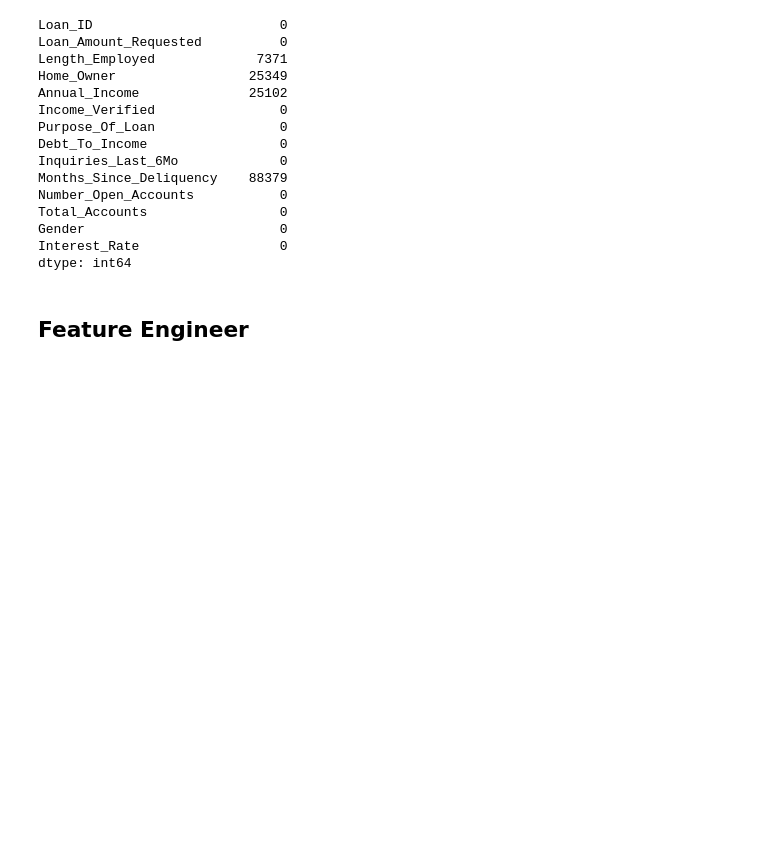
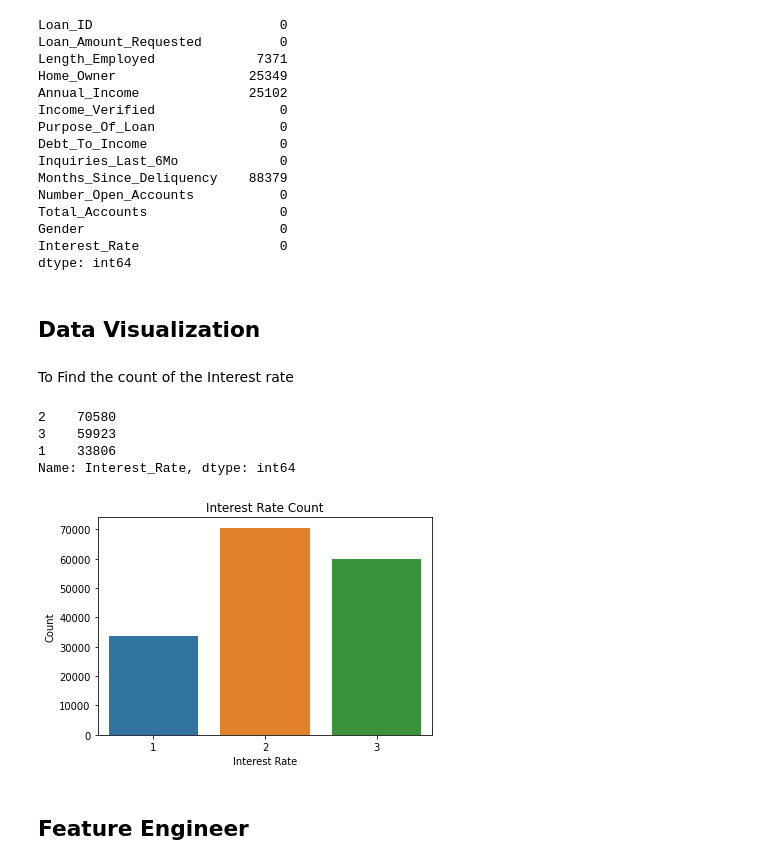
Before and after one commit to blessondensil294/AV-Hackathon-Interest-Rates, a Jupyter notebook: AV_Hackathon_Interest_Rate_Category_Prediction.ipynb, the cells around one changed output. Drawn from its saved outputs; the diff is of its cells as text; code cells hidden in the pictures; blank space fills up the shorter version.

```diff
--- a/AV_Hackathon_Interest_Rate_Category_Prediction.ipynb
+++ b/AV_Hackathon_Interest_Rate_Category_Prediction.ipynb
@@ -141,6 +141,27 @@ Total_Accounts                 0
 Gender                         0
 Interest_Rate                  0
 dtype: int64
+# %% [markdown]
+## Data Visualization
+# %% [markdown]
+To Find the count of the Interest rate
+# %%
+#Counting Interest Rates
+df_Train['Interest_Rate'].value_counts()
+# %% [output]
+2    70580
+3    59923
+1    33806
+Name: Interest_Rate, dtype: int64
+# %%
+#Counting no of Product which has reached
+sns.countplot(x='Interest_Rate',data=df_Train)
+plt.xlabel("Interest Rate")
+plt.ylabel("Count")
+plt.title("Interest Rate Count")
+plt.show()
+# %% [output]
+[figure, added]
 # %% [markdown]
 ## Feature Engineer
 # %% [markdown]
```
Also changed, not shown: parts of 29 cells of this notebook.
